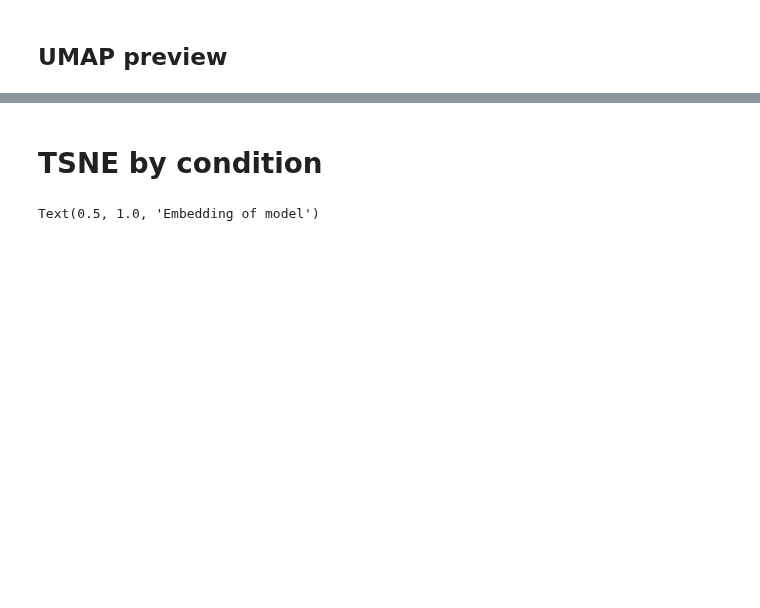
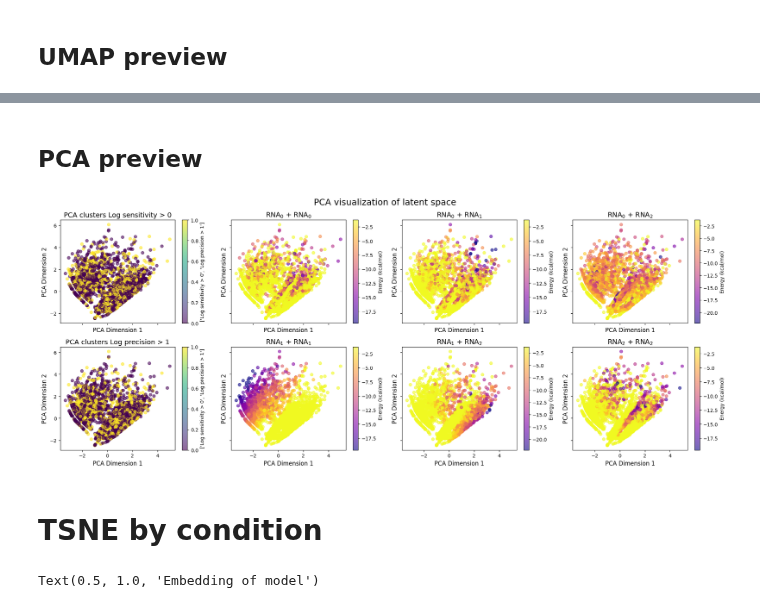
Before and after one commit to olive004/EvoScaper, a Jupyter notebook: notebooks/04_latent.ipynb, the cells around one changed output, grey strips where cells are left out. Drawn from its saved outputs; the diff is of its cells as text; code cells hidden in the pictures; blank space fills up the shorter version.

```diff
--- a/notebooks/04_latent.ipynb
+++ b/notebooks/04_latent.ipynb
@@ -236,3 +323,16 @@ visualize_dimred_2d_custom(umap_result, cond_rev_all[idxs_show, idx_obj], x_bin[
+# %% [markdown]
+## PCA preview
+# %%
+method = 'PCA'
+reducer_pca = PCA(n_components=2, random_state=random_state)
+pca_result = reducer_pca.fit_transform(h_all[idxs_show])
+
+
+visualize_dimred_2d_custom_labels(pca_result, cond_rev_all[idxs_show], x_bin[idxs_show],
+                                  labels_cond=config_dataset.objective_col,
+                                  labels_x=labels_x, method=method)
+# %% [output]
+[figure, added]
 # %% [markdown]
 # TSNE by condition
 # %%
```
Also changed, not shown: parts of 6 cells of this notebook.
